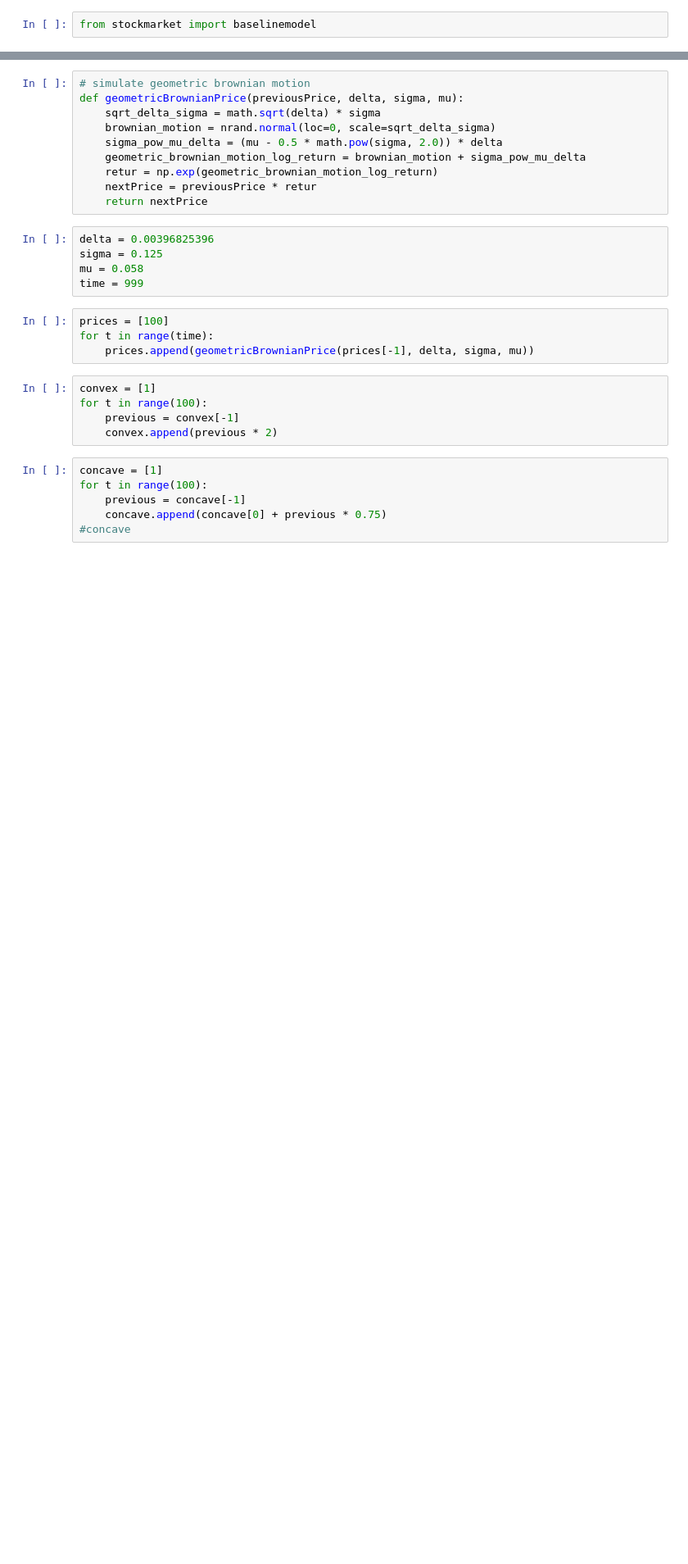
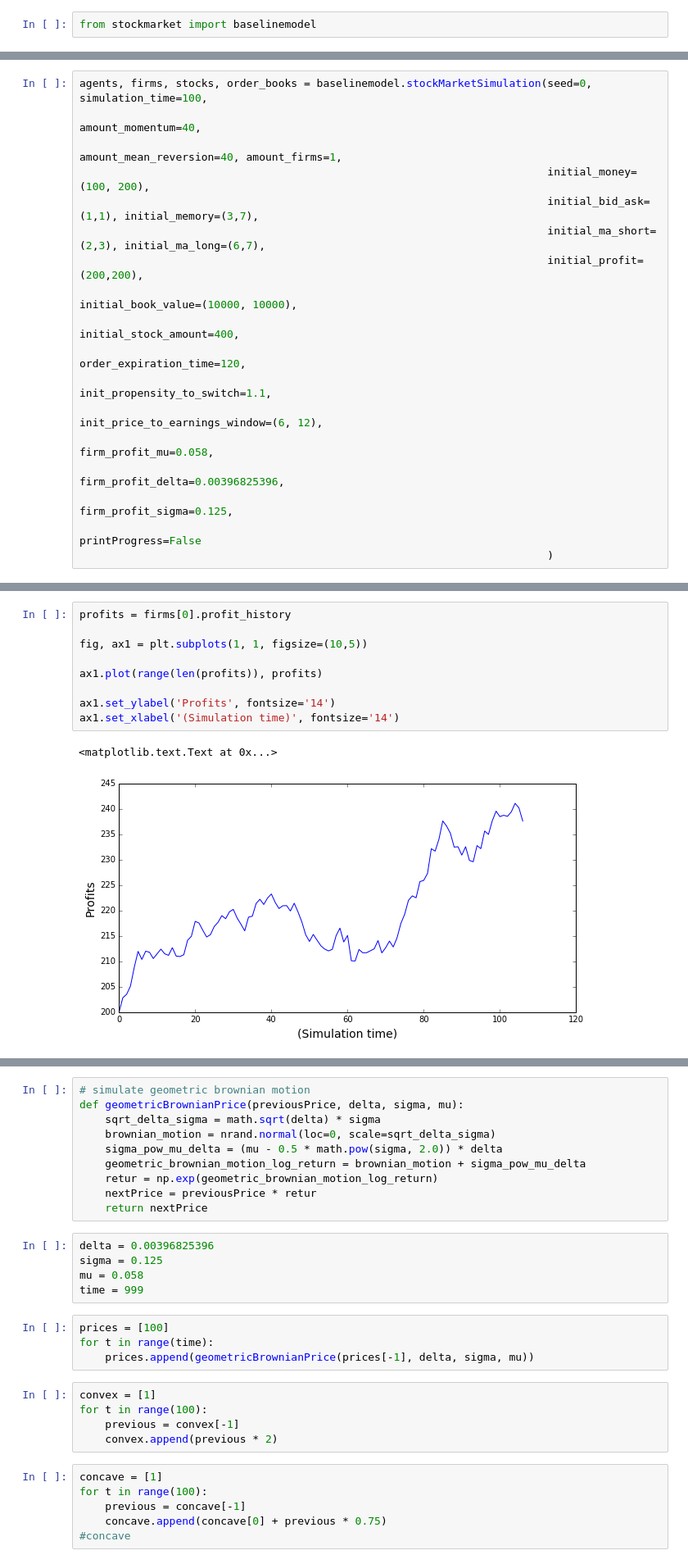
Before and after one commit to LCfP/Agent-Based-Stock-Market-Model, a Jupyter notebook: Strategies.ipynb, the cells around one changed output, grey strips where cells are left out. Shown at 82% size. Cells and saved outputs as stored; diff of their text form; blank space fills up the shorter version.

```diff
--- a/Strategies.ipynb
+++ b/Strategies.ipynb
@@ -87,0 +14,18 @@ def savitzky_golay(y, window_size, order, deriv=0, rate=1):
+# %%
+agents, firms, stocks, order_books = baselinemodel.stockMarketSimulation(seed=0, simulation_time=100,
+                                                                         amount_momentum=40,
+                                                                         amount_mean_reversion=40, amount_firms=1,
+                                                                         initial_money=(100, 200),
+                                                                         initial_bid_ask=(1,1), initial_memory=(3,7),
+                                                                         initial_ma_short=(2,3), initial_ma_long=(6,7),
+                                                                         initial_profit=(200,200),
+                                                                         initial_book_value=(10000, 10000),
+                                                                         initial_stock_amount=400,
+                                                                         order_expiration_time=120,
+                                                                         init_propensity_to_switch=1.1,
+                                                                         init_price_to_earnings_window=(6, 12),
+                                                                         firm_profit_mu=0.058,
+                                                                         firm_profit_delta=0.00396825396,
+                                                                         firm_profit_sigma=0.125,
+                                                                         printProgress=False
+                                                                         )
@@ -87,0 +36,12 @@ def savitzky_golay(y, window_size, order, deriv=0, rate=1):
+# %%
+profits = firms[0].profit_history
+
+fig, ax1 = plt.subplots(1, 1, figsize=(10,5))
+
+ax1.plot(range(len(profits)), profits)
+
+ax1.set_ylabel('Profits', fontsize='14')
+ax1.set_xlabel('(Simulation time)', fontsize='14')
+# %% [output]
+<matplotlib.text.Text at 0x...>
+[figure, added]
```
Also changed, not shown: parts of 15 cells of this notebook, 4 other files.
